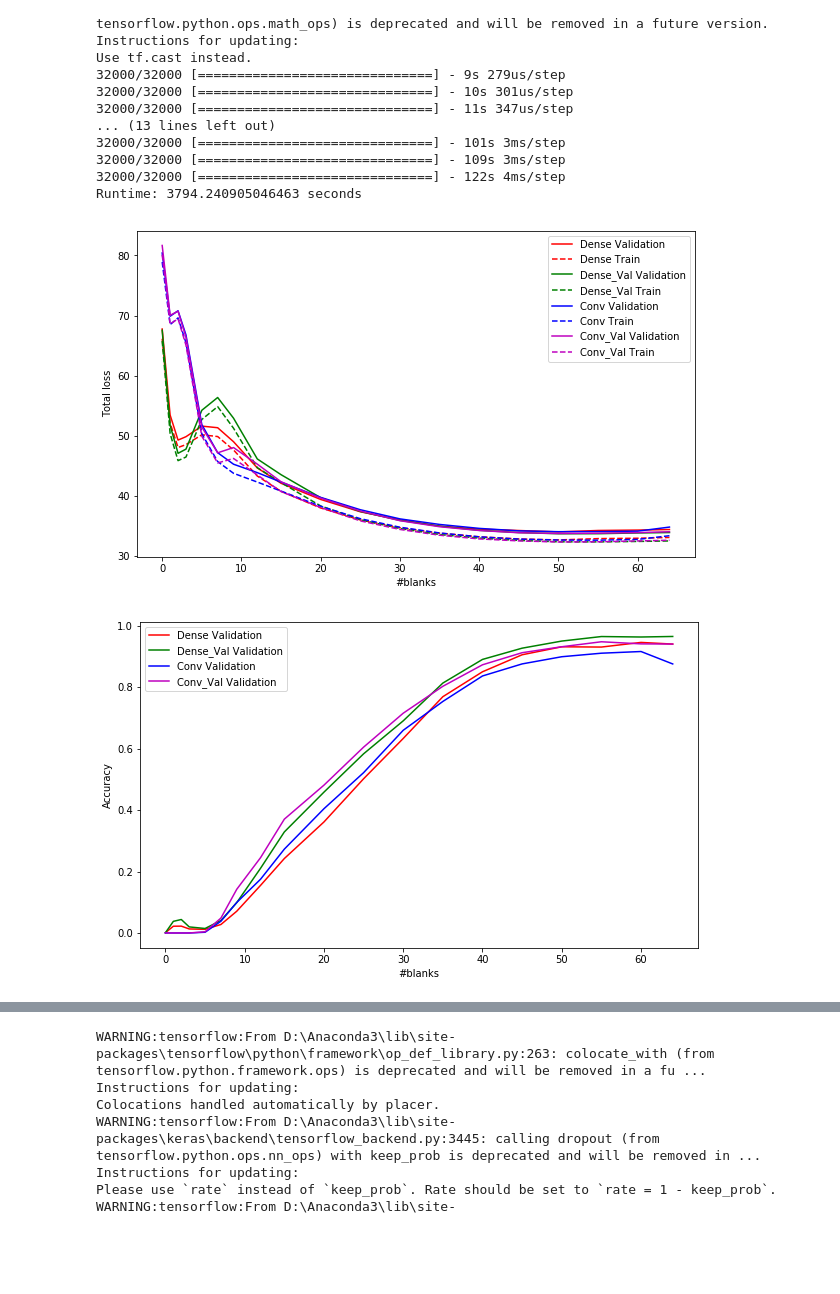
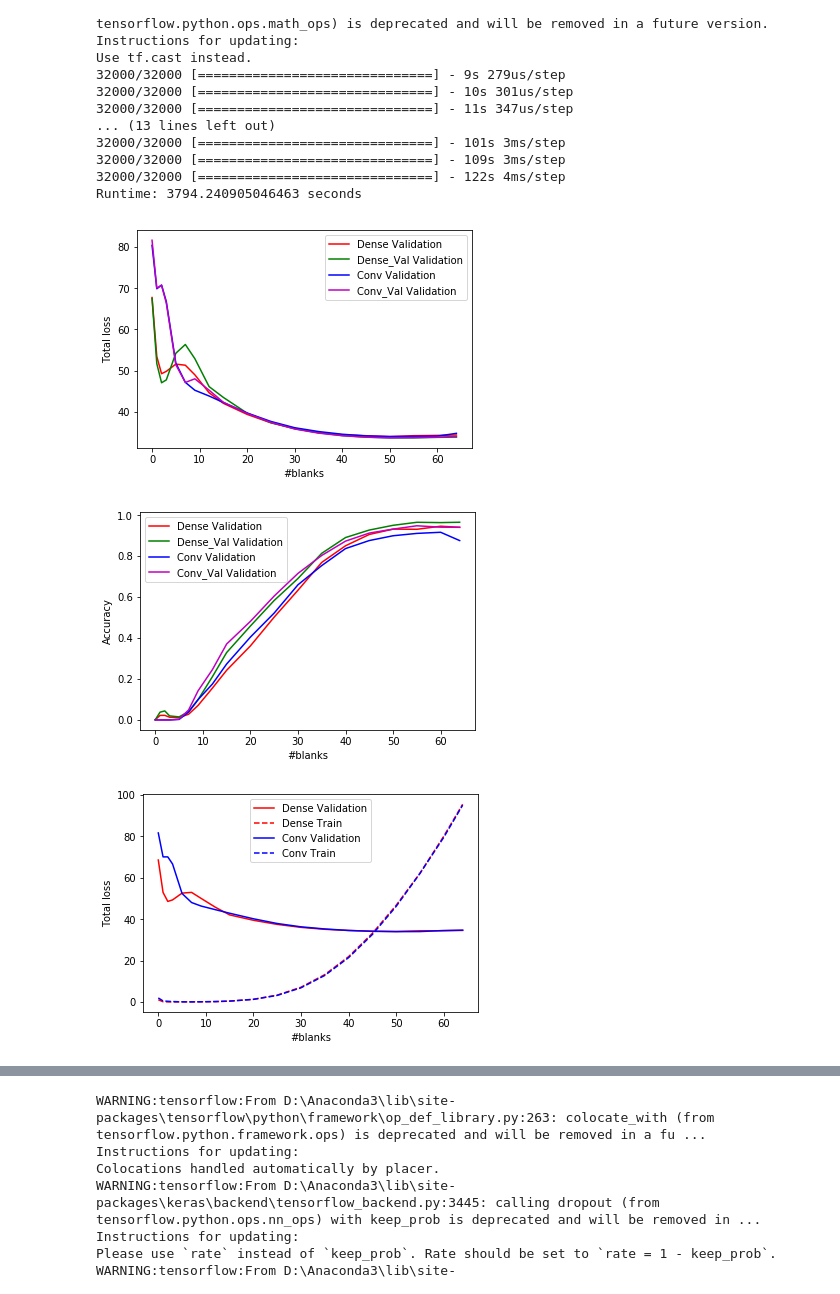
Before and after one commit to tthung1997/sudoku-neuralnet, a Jupyter notebook: main_easy.ipynb, the cells around one changed output, grey strips where cells are left out. Cells and saved outputs as stored; diff of their text form; code cells hidden in the pictures; blank space fills up the shorter version.

```diff
--- a/main_easy.ipynb
+++ b/main_easy.ipynb
@@ -670,23 +678,21 @@ conv_val_train_evals = np.load('./evaluations/conv_val_train_evals.npy')
 # %%
 # plot loss
-plt.figure(figsize=(10, 6))
 plt.plot(dense_val_evals[:, 0], dense_val_evals[:, 1], 'r-', label='Dense Validation')
-plt.plot(dense_train_evals[:, 0], dense_train_evals[:, 1], 'r--', label='Dense Train')
+# plt.plot(dense_train_evals[:, 0], dense_train_evals[:, 1], 'r--', label='Dense Train')
 plt.plot(dense_val_val_evals[:, 0], dense_val_val_evals[:, 1], 'g-', label='Dense_Val Validation')
-plt.plot(dense_val_train_evals[:, 0], dense_val_train_evals[:, 1], 'g--', label='Dense_Val Train')
+# plt.plot(dense_val_train_evals[:, 0], dense_val_train_evals[:, 1], 'g--', label='Dense_Val Train')
 plt.plot(conv_val_evals[:, 0], conv_val_evals[:, 1], 'b-', label='Conv Validation')
-plt.plot(conv_train_evals[:, 0], conv_train_evals[:, 1], 'b--', label='Conv Train')
+# plt.plot(conv_train_evals[:, 0], conv_train_evals[:, 1], 'b--', label='Conv Train')
 plt.plot(conv_val_val_evals[:, 0], conv_val_val_evals[:, 1], 'm-', label='Conv_Val Validation')
-plt.plot(conv_val_train_evals[:, 0], conv_val_train_evals[:, 1], 'm--', label='Conv_Val Train')
+# plt.plot(conv_val_train_evals[:, 0], conv_val_train_evals[:, 1], 'm--', label='Conv_Val Train')
 plt.xlabel('#blanks')
 plt.ylabel('Total loss')
 plt.legend(loc='best')
 plt.show()
 # %% [output]
-[figure, old version]
+[figure, new version]
 # %%
 # plot accuracy
-plt.figure(figsize=(10, 6))
 plt.plot(dense_val_evals[:, 0], dense_val_evals[:, 2], 'r-', label='Dense Validation')
 # plt.plot(dense_train_evals[:, 0], dense_train_evals[:, 2], 'r--', label='Dense Train')
 plt.plot(dense_val_val_evals[:, 0], dense_val_val_evals[:, 2], 'g-', label='Dense_Val Validation')
@@ -701,4 +707,20 @@ plt.ylabel('Accuracy')
 plt.legend(loc='best')
 plt.show()
 # %% [output]
-[figure, old version]
+[figure, new version]
+# %%
+# plot loss
+plt.plot(dense_losses[:, 2], dense_losses[:, 5], 'r-', label='Dense Validation')
+plt.plot(dense_losses[:, 2], dense_losses[:, 4], 'r--', label='Dense Train')
+# plt.plot(dense_val_losses[:, 2], dense_val_losses[:, 5], 'g-', label='Dense_Val Validation')
+# plt.plot(dense_val_losses[:, 2], dense_val_losses[:, 4], 'g--', label='Dense_Val Train')
+plt.plot(conv_losses[:, 2], conv_losses[:, 5], 'b-', label='Conv Validation')
+plt.plot(conv_losses[:, 2], conv_losses[:, 4], 'b--', label='Conv Train')
+# plt.plot(conv_val_losses[:, 2], conv_val_losses[:, 5], 'm-', label='Conv_Val Validation')
+# plt.plot(conv_val_losses[:, 2], conv_val_losses[:, 4], 'm--', label='Conv_Val Train')
+plt.xlabel('#blanks')
+plt.ylabel('Total loss')
+plt.legend(loc='best')
+plt.show()
+# %% [output]
+[figure, added]
```
Also changed, not shown: parts of 6 cells of this notebook.
